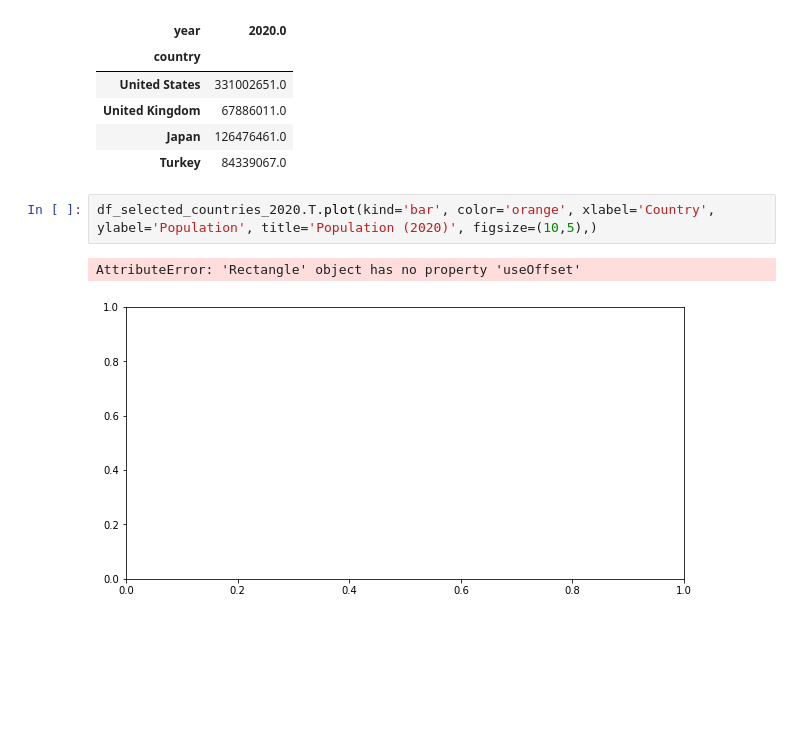
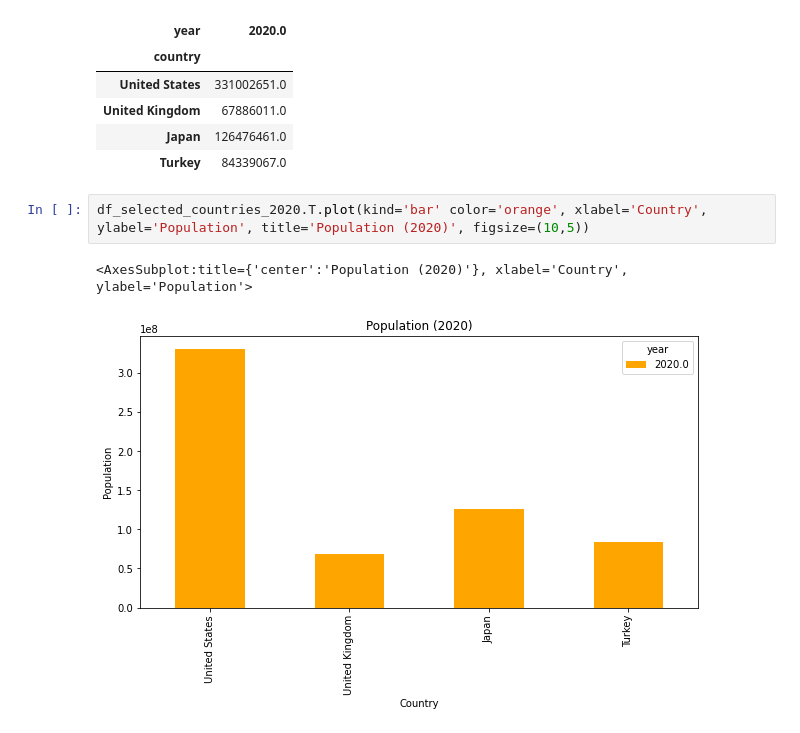
Before and after one commit to omrfyildiz/python-project, a Jupyter notebook: Pandas/pandas-exercise.ipynb, the cells around one changed output. Cells and saved outputs as stored; diff of their text form; blank space fills up the shorter version.

Commit message:
the error has been fixed

```diff
--- a/Pandas/pandas-exercise.ipynb
+++ b/Pandas/pandas-exercise.ipynb
@@ -698,7 +698,7 @@ df_selected_countries_2020.T
 | Japan | 126476461.0 |
 | Turkey | 84339067.0 |
 # %%
-df_selected_countries_2020.T.plot(kind='bar', color='orange', xlabel='Country', ylabel='Population', title='Population (2020)', figsize=(10,5),)
+df_selected_countries_2020.T.plot(kind='bar' color='orange', xlabel='Country', ylabel='Population', title='Population (2020)', figsize=(10,5))
 # %% [output]
-AttributeError: 'Rectangle' object has no property 'useOffset'
+<AxesSubplot:title={'center':'Population (2020)'}, xlabel='Country', ylabel='Population'>
-[figure, old version]
+[figure, new version]
```
